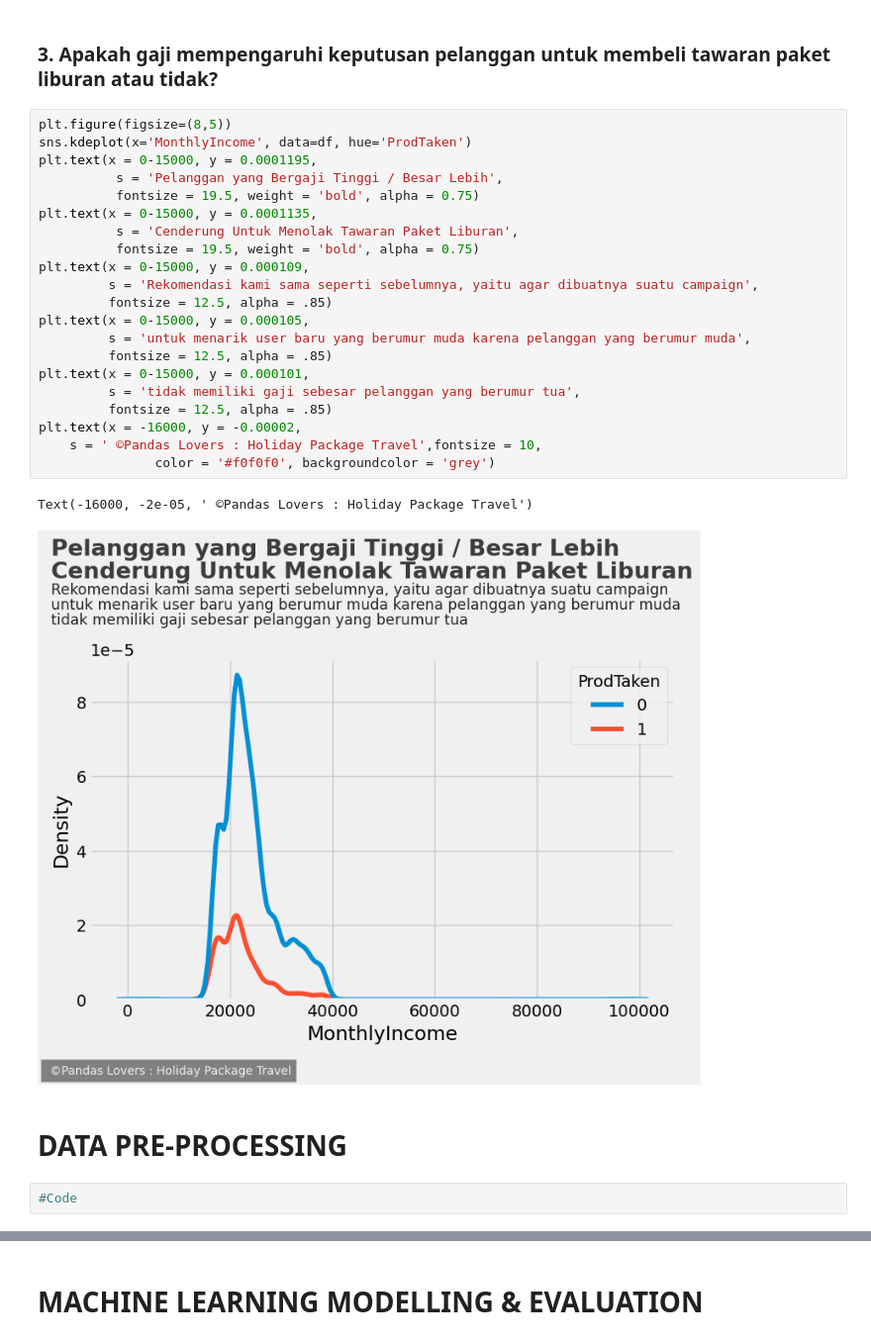
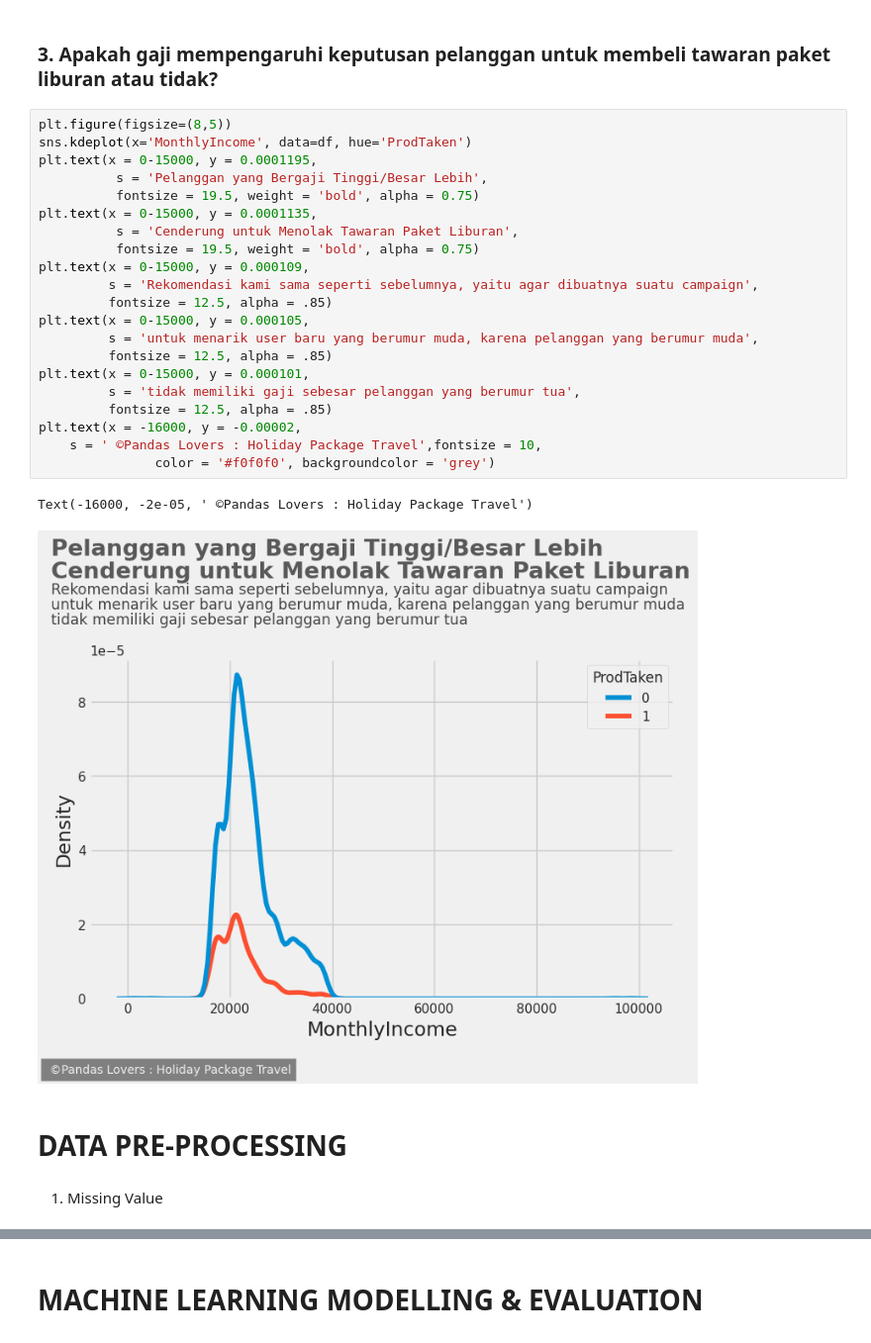
Before and after one commit to Astryon/final_project, a Jupyter notebook: Pandas_Lovers_Holiday_Package_Prediction.ipynb, the cells around one changed output, grey strips where cells are left out. Shown at 99% size. Saved outputs shown, nothing was run; the diff lists cells and outputs as text.

```diff
--- a/Pandas_Lovers_Holiday_Package_Prediction.ipynb
+++ b/Pandas_Lovers_Holiday_Package_Prediction.ipynb
@@ -454,28 +446,28 @@ Text(-0.8, -0.008, ' ©Pandas Lovers : Holiday Package Travel')
 # %%
 plt.figure(figsize=(8,5))
 sns.kdeplot(x='MonthlyIncome', data=df, hue='ProdTaken')
 plt.text(x = 0-15000, y = 0.0001195,
-          s = 'Pelanggan yang Bergaji Tinggi / Besar Lebih',
+          s = 'Pelanggan yang Bergaji Tinggi/Besar Lebih',
           fontsize = 19.5, weight = 'bold', alpha = 0.75)
 plt.text(x = 0-15000, y = 0.0001135,
-          s = 'Cenderung Untuk Menolak Tawaran Paket Liburan',
+          s = 'Cenderung untuk Menolak Tawaran Paket Liburan',
           fontsize = 19.5, weight = 'bold', alpha = 0.75)
 plt.text(x = 0-15000, y = 0.000109,
          s = 'Rekomendasi kami sama seperti sebelumnya, yaitu agar dibuatnya suatu campaign',
          fontsize = 12.5, alpha = .85)
 plt.text(x = 0-15000, y = 0.000105,
-         s = 'untuk menarik user baru yang berumur muda karena pelanggan yang berumur muda',
+         s = 'untuk menarik user baru yang berumur muda, karena pelanggan yang berumur muda',
          fontsize = 12.5, alpha = .85)
 plt.text(x = 0-15000, y = 0.000101,
          s = 'tidak memiliki gaji sebesar pelanggan yang berumur tua',
          fontsize = 12.5, alpha = .85)
 plt.text(x = -16000, y = -0.00002,
     s = ' ©Pandas Lovers : Holiday Package Travel',fontsize = 10,
                color = '#f0f0f0', backgroundcolor = 'grey')
 # %% [output]
 Text(-16000, -2e-05, ' ©Pandas Lovers : Holiday Package Travel')
-[figure, old version]
+[figure, new version]
 # %% [markdown]
 # **DATA PRE-PROCESSING**
-# %%
-#Code
+# %% [markdown]
+1. Missing Value
```
Also changed, not shown: parts of 54 cells of this notebook.
